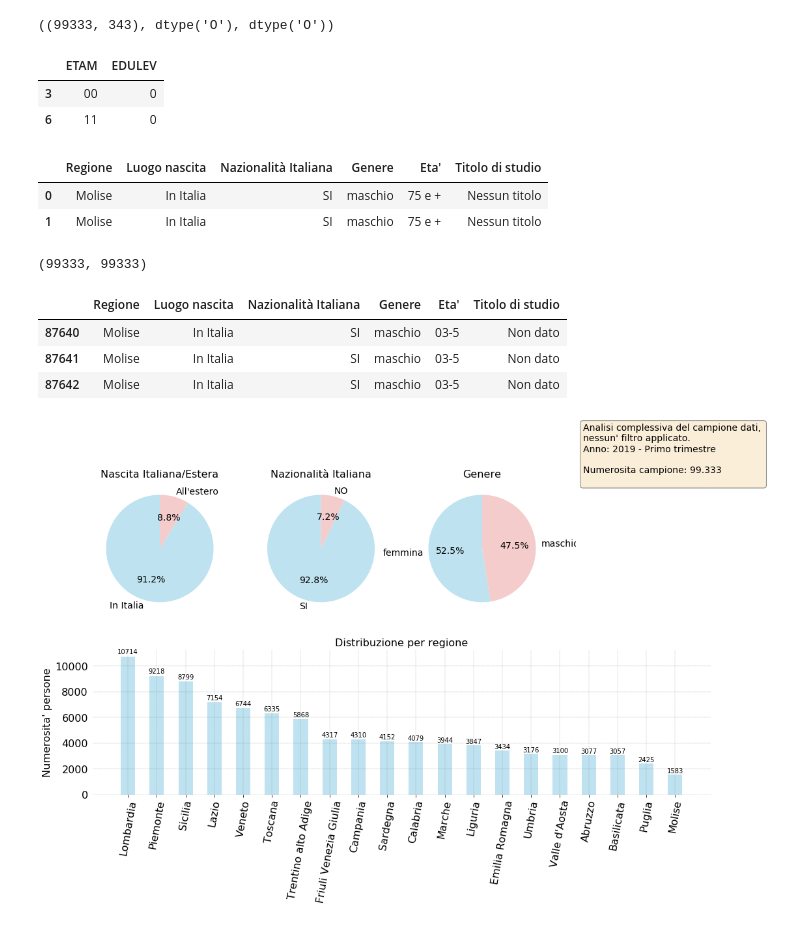
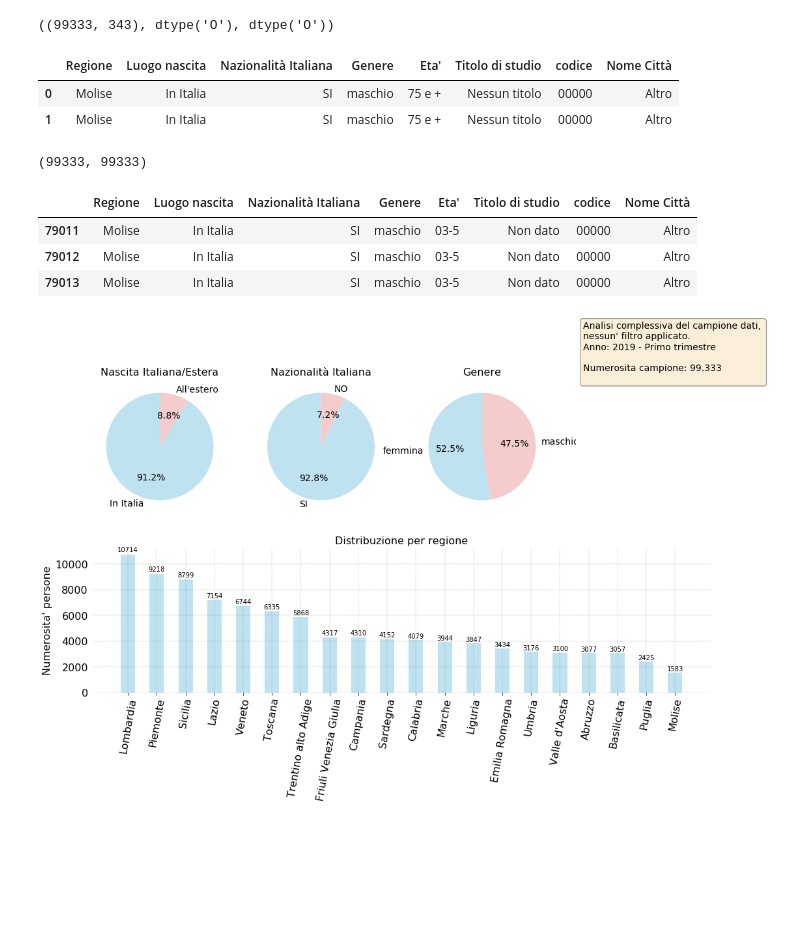
Before and after one commit to p-giovanni/ForzaLavoro, a Jupyter notebook: notebook/ForzaLavoro.ipynb, the cells around one changed output. Cells and saved outputs as stored; diff of their text form; code cells hidden in the pictures; blank space fills up the shorter version.

```diff
--- a/notebook/ForzaLavoro.ipynb
+++ b/notebook/ForzaLavoro.ipynb
@@ -42,7 +42,6 @@ def autolabel(rects, ax, dec_no=0):
                 '%s' % round(height, dec_no),
                 ha='center', va='bottom')
 
-
 def set_axes_common_properties(axe, no_grid=False):
     rv = 1
     try:
@@ -64,6 +63,10 @@ quarter_decode.set_index('codice', inplace=True)
 
 genere_persona = { "codice": [1, 2, 0], "Genere": ["maschio", "femmina", "non dato"] }
 genere_persona = pd.DataFrame.from_records(genere_persona, columns=['codice','Genere'])
+
+big_city_GRACOM = {"codice": ["00000", "001272", "010025", "015146", "023091", "027042", "037006", "048017", "058091", "063049", "072006", "082053", "083048", "087015"],
+                   "Nome Città": ["Altro" ,"TORINO" ,"GENOVA" ,"MILANO" ,"VERONA" ,"VENEZIA" ,"BOLOGNA" ,"FIRENZE" ,"ROMA" ,"NAPOLI" ,"BARI" ,"PALERMO" ,"MESSINA" ,"CATANIA"]}
+big_city_GRACOM = pd.DataFrame.from_records(big_city_GRACOM, columns=['codice','Nome Città'])
 
 si_no_sg16 = { "codice": [1, 2, 0], "Nazionalità Italiana": ["SI", "NO", "non dato"] }
 si_no_sg16 = pd.DataFrame.from_records(si_no_sg16, columns=['codice','Nazionalità Italiana'])
@@ -143,36 +146,32 @@ sample_tot_num = df.shape[0]
 (df.shape, df["EDULEV"].dtypes, education_level_EDULEV['codice'].dtype) #, df.dtypes)
 # %% [output]
 ((99333, 343), dtype('O'), dtype('O'))
-# %%
-mask = df["ETAM"].isin(['00','03','06','11'])
-df['EDULEV'] = df['EDULEV'].apply(lambda row: "0" if row == ' ' else row)
-df[mask][["ETAM","EDULEV"]].head(2)
-# %% [output]
-|  | ETAM | EDULEV |
-| 3 | 00 | 0 |
-| 6 | 11 | 0 |
 # %%
-# Put a value to EDULEV when it is space.
-#df['EDULEV'] = df['EDULEV'].apply(lambda row: "0" if row == ' ' else row)
 
-df_red = df[['REG', 'ETAM', 'SG11', 'SG13', 'SG16', 'EDULEV']]
+# Set a default code for the rows that doesn't have one.
+df['EDULEV'] = df['EDULEV'].apply(lambda row: "0" if row == ' ' else row)
+df["GRACOM"] = df["GRACOM"].apply(lambda row: "00000" if row not in big_city_GRACOM['codice'].values else row)
+
+df_red = df[['REG', "GRACOM", 'ETAM', 'SG11', 'SG13', 'SG16', 'EDULEV']]
 df_red = pd.merge(df_red, regione, left_on='REG', right_on='codice')
 df_red = pd.merge(df_red, it_est_sg13, left_on='SG13', right_on='codice')
 df_red = pd.merge(df_red, si_no_sg16, left_on='SG16', right_on='codice')
 df_red = pd.merge(df_red, genere_persona, left_on='SG11', right_on='codice')
 df_red = pd.merge(df_red, age_bracket_ETAM,left_on='ETAM', right_on='codice')
+df_red = pd.merge(df_red, education_level_EDULEV, how='outer', left_on='EDULEV', right_on='codice')
 
-df_red = pd.merge(df_red, education_level_EDULEV, how='outer', left_on='EDULEV', right_on='codice')
+df_red = pd.merge(df_red, big_city_GRACOM,left_on='GRACOM', right_on='codice')
+
 
 #df_red.rename(index=str, columns={"ETAM": "Eta'"}, inplace=True)
 
-df_red.drop(columns=['REG','SG13', 'SG16', 'SG11', 'ETAM','EDULEV',
+df_red.drop(columns=['REG','SG13', 'SG16', 'SG11', 'ETAM','EDULEV','GRACOM',
                     "codice_x", "codice_y"], inplace=True)
 df_red.head(2)
 # %% [output]
-|  | Regione | Luogo nascita | Nazionalità Italiana | Genere | Eta' | Titolo di studio |
-| 0 | Molise | In Italia | SI | maschio | 75 e + | Nessun titolo |
-| 1 | Molise | In Italia | SI | maschio | 75 e + | Nessun titolo |
+|  | Regione | Luogo nascita | Nazionalità Italiana | Genere | Eta' | Titolo di studio | codice | Nome Città |
+| 0 | Molise | In Italia | SI | maschio | 75 e + | Nessun titolo | 00000 | Altro |
+| 1 | Molise | In Italia | SI | maschio | 75 e + | Nessun titolo | 00000 | Altro |
 # %%
 # Data integrity check...
 reduced_df_tot_num = df_red.shape[0]
@@ -185,10 +184,10 @@ assert reduced_df_tot_num == sample_tot_num, "After the join operations the numb
 mask = df_red["Eta'"].isin(["0-2" ,"03-5" ,"06-10" ,"11-14"])
 df_red[mask].head(3)
 # %% [output]
-|  | Regione | Luogo nascita | Nazionalità Italiana | Genere | Eta' | Titolo di studio |
-| 87640 | Molise | In Italia | SI | maschio | 03-5 | Non dato |
-| 87641 | Molise | In Italia | SI | maschio | 03-5 | Non dato |
-| 87642 | Molise | In Italia | SI | maschio | 03-5 | Non dato |
+|  | Regione | Luogo nascita | Nazionalità Italiana | Genere | Eta' | Titolo di studio | codice | Nome Città |
+| 79011 | Molise | In Italia | SI | maschio | 03-5 | Non dato | 00000 | Altro |
+| 79012 | Molise | In Italia | SI | maschio | 03-5 | Non dato | 00000 | Altro |
+| 79013 | Molise | In Italia | SI | maschio | 03-5 | Non dato | 00000 | Altro |
 # %%
 
 fig = plt.figure(figsize=(17, 9))
```
Also changed, not shown: parts of 8 cells of this notebook, 2 other files.
